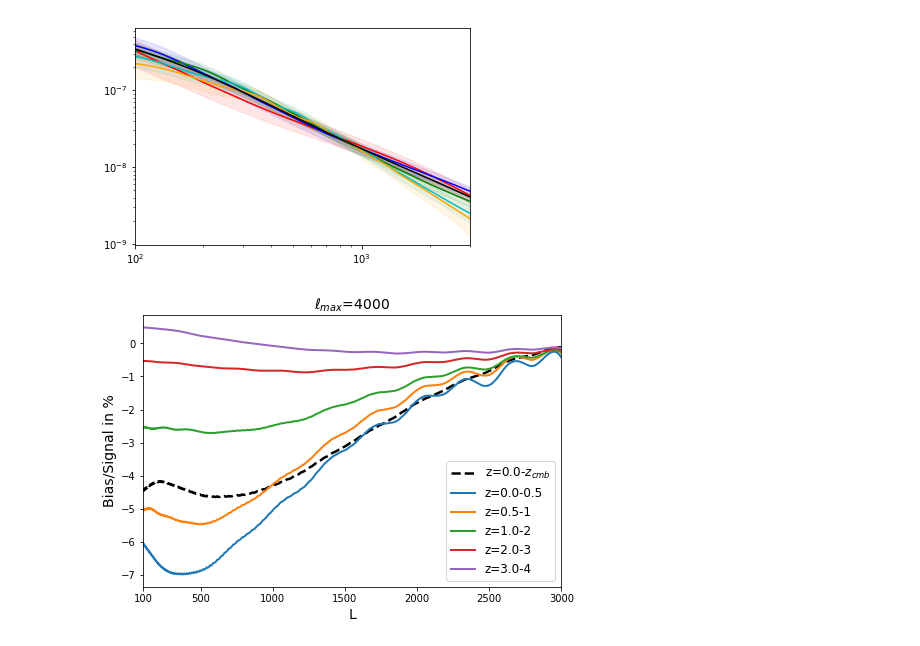
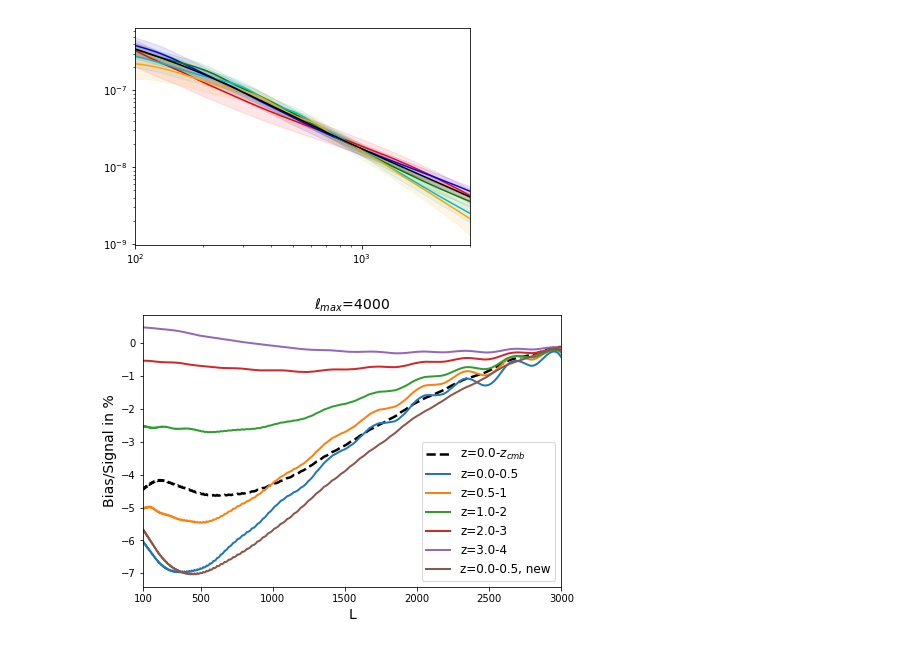
Before and after one commit to VMBoehm/BispectrumBias, a Jupyter notebook: PlotCrossBias.ipynb, the cells around one changed output. Saved outputs shown, nothing was run; the diff lists cells and outputs as text; code cells hidden in the pictures.

```diff
--- a/PlotCrossBias.ipynb
+++ b/PlotCrossBias.ipynb
@@ -73,6 +74,11 @@ for LSST_bin in bins:
     cls      +=[np.interp(LL,L,cl)]
     noise    +=[np.interp(LL,ll,noise_kg)]
 pickle.dump([bins,LL,bias,noise,cls],open(outputpath+'N32bias_%s_%d_%d_%d_%d.pkl'%(tag,thetaFWHMarcmin,noiseUkArcmin,l_min,l_max_T),'w'))
+# %%
+Ls, bias_ = pickle.load(open(biaspath+'Totbias_%d_%d_%s_new.pkl'%(len_ang,len_l,0)))
+bias_     = interp1d(Ls,bias_,kind='cubic')
+AL       = np.interp(LL,LA,NL_KK['tt'])
+bias_new=1/2.*LL**2*AL*bias_(LL)
 # %%
 #plt.style.use('classic')
 lmin=500
@@ -110,20 +116,21 @@ tot bias/noise 15.9579576815
 # %%
 #plt.style.use(['seaborn-colorblind','paper'])
 plt.figure(figsize=(7.5,5))
 ii=5
 plt.plot(LL,bias[ii]/cls[ii]*100,lw=2.5,ls='--',c='black',label='z=%.1f-%s'%(zmin[ii],str(zmax[ii])))
 for ii in np.arange(len(bins)-1):
     plt.plot(LL,bias[ii]/cls[ii]*100,lw=2,label='z=%.1f-%s'%(zmin[ii],str(zmax[ii])))
+plt.plot(LL,bias_new/cls[0]*100,lw=2,ls='-',label='z=%.1f-%s, new'%(zmin[0],str(zmax[0])))
 plt.xlabel('L',fontsize=14)
 plt.title('$\ell_{max}$=%d'%l_max_T,fontsize=14)
 plt.ylabel('Bias/Signal in %',fontsize=14)
 plt.legend(fontsize=12)
 plt.xlim(100,3000)
 plt.xticks([100,500,1000,1500,2000,2500,3000])
 plt.savefig(plotpath+'Bias_over_Signal_LSST_lmax%d.pdf'%l_max_T,bbox_inches='tight')
 plt.show()
 # %% [output]
-[figure, old version]
+[figure, new version]
 # %%
 # binning
 deltaL= 100
```
Also changed, not shown: parts of 1 cell of this notebook, 5 other files.
